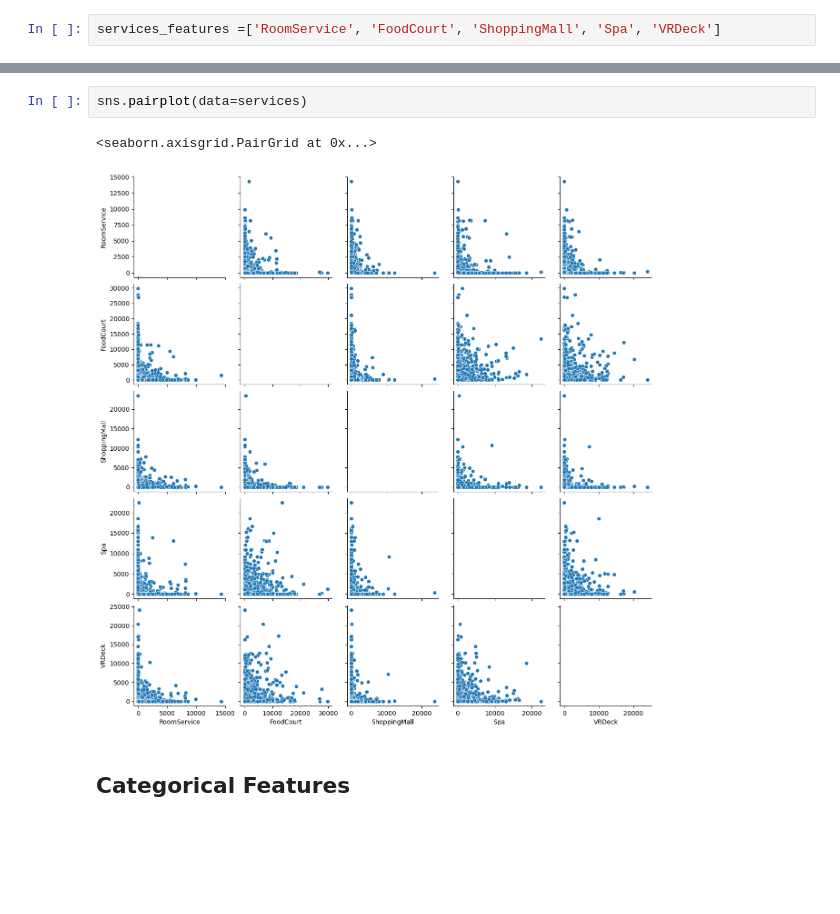
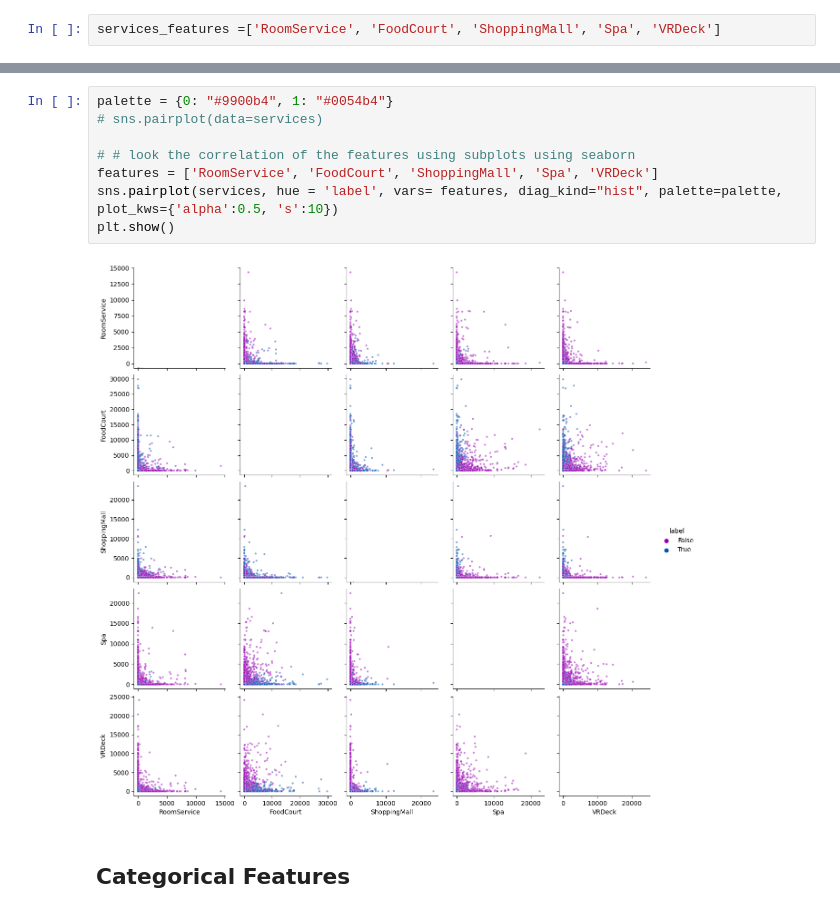
Before and after one commit to Fabiocufino/DataMining-Project, a Jupyter notebook: Project.ipynb, the cells around one changed output, grey strips where cells are left out. Saved outputs shown, nothing was run; the diff lists cells and outputs as text; blank space fills up the shorter version.

```diff
--- a/Project.ipynb
+++ b/Project.ipynb
@@ -167,8 +196,13 @@ services.head()
-# %%
-sns.pairplot(data=services)
-# %% [output]
-<seaborn.axisgrid.PairGrid at 0x...>
-[figure, removed]
+# %%
+palette = {0: "#9900b4", 1: "#0054b4"}
+# sns.pairplot(data=services)
+
+# # look the correlation of the features using subplots using seaborn
+features = ['RoomService', 'FoodCourt', 'ShoppingMall', 'Spa', 'VRDeck']
+sns.pairplot(services, hue = 'label', vars= features, diag_kind="hist", palette=palette, plot_kws={'alpha':0.5, 's':10})
+plt.show()
+# %% [output]
+[figure, added]
 # %% [markdown]
 ## Categorical Features
 # %%
```
Also changed, not shown: parts of 14 cells of this notebook, 1 other file.
